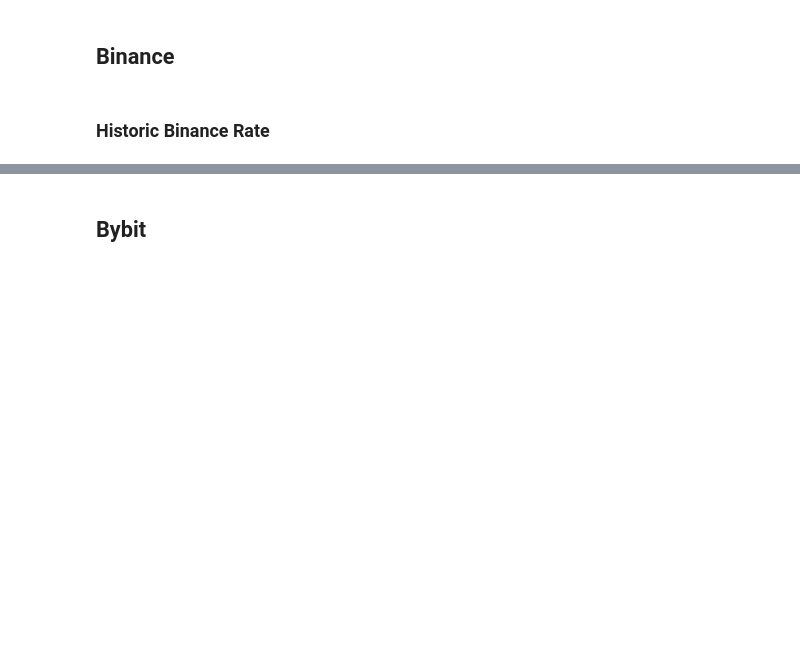
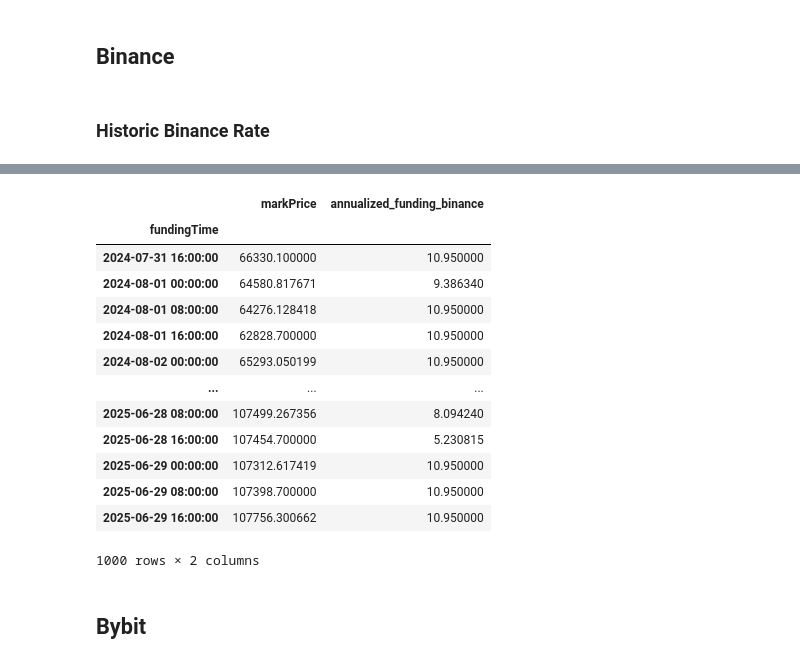
Before and after one commit to PhilMacre/rho_market, a Jupyter notebook: Historical.ipynb, the cells around one changed output, grey strips where cells are left out. Saved outputs shown, nothing was run; the diff lists cells and outputs as text; code cells hidden in the pictures; blank space fills up the shorter version.

```diff
--- a/Historical.ipynb
+++ b/Historical.ipynb
@@ -57,3 +57,5 @@ def get_binance_funding_history(coin: str, start_ms: str = None, end_ms: str = N
     df['annualized_funding']=df['fundingRate'].apply(annualized_8h)
 
     return df
+# %%
+binance=get_binance_funding_history('BTCUSD_PERP')
@@ -60,2 +67,25 @@ def get_binance_funding_history(coin: str, start_ms: str = None, end_ms: str = N
+# %%
+binance.drop(columns=["symbol","fundingRate"],inplace=True)
+binance=binance.drop_duplicates()
+binance=binance.set_index("fundingTime")
+binance.index=binance.index.floor('min')
+binance.rename(columns={'annualized_funding': 'annualized_funding_binance'}, inplace=True)
+# %%
+binance
+# %% [output]
+|  | markPrice | annualized_funding_binance |
+| fundingTime |  |  |
+| 2024-07-31 16:00:00 | 66330.100000 | 10.950000 |
+| 2024-08-01 00:00:00 | 64580.817671 | 9.386340 |
+| 2024-08-01 08:00:00 | 64276.128418 | 10.950000 |
+| 2024-08-01 16:00:00 | 62828.700000 | 10.950000 |
+| 2024-08-02 00:00:00 | 65293.050199 | 10.950000 |
+| ... | ... | ... |
+| 2025-06-28 08:00:00 | 107499.267356 | 8.094240 |
+| 2025-06-28 16:00:00 | 107454.700000 | 5.230815 |
+| 2025-06-29 00:00:00 | 107312.617419 | 10.950000 |
+| 2025-06-29 08:00:00 | 107398.700000 | 10.950000 |
+| 2025-06-29 16:00:00 | 107756.300662 | 10.950000 |
+1000 rows × 2 columns
 # %% [markdown]
 ## Bybit
```
Also changed, not shown: parts of 12 cells of this notebook.
